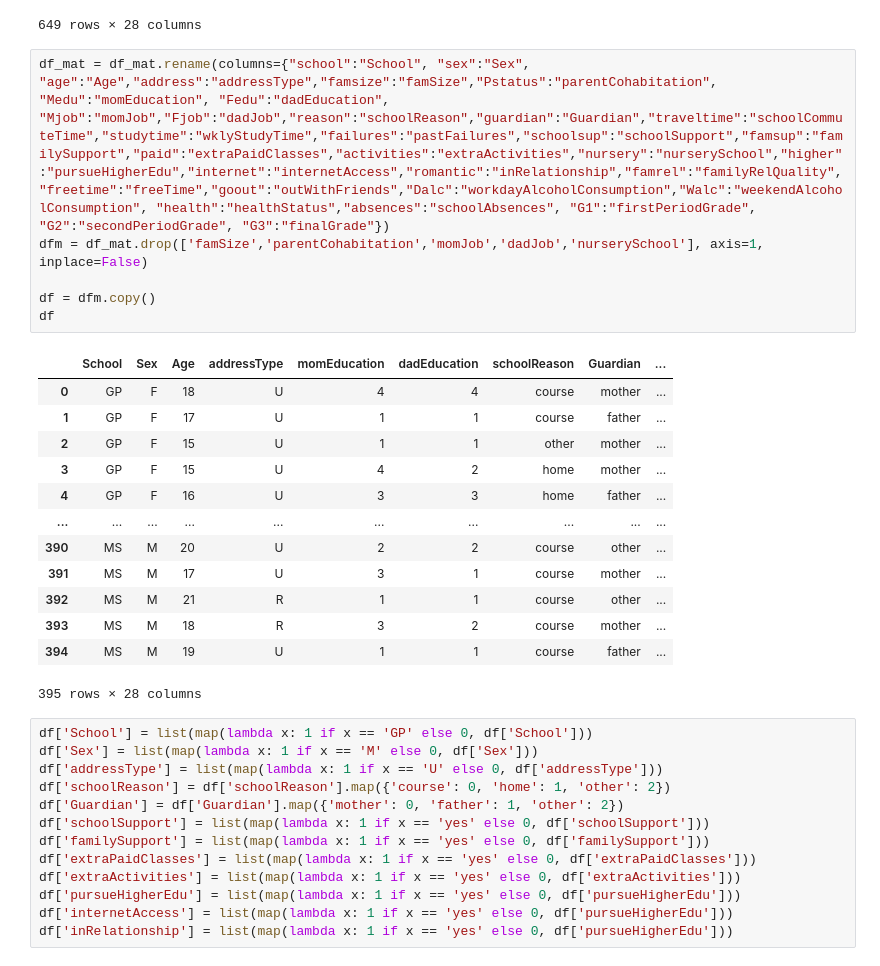
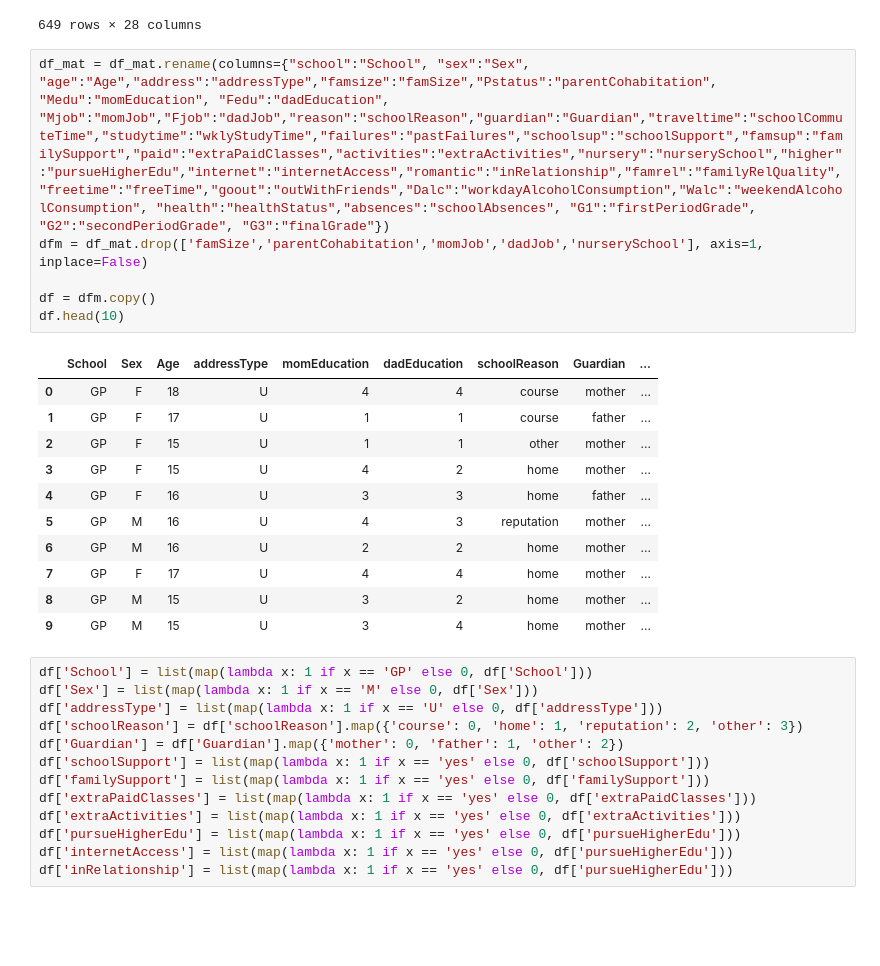
Before and after one commit to DanialBeg/CS105-FinalProject, a Jupyter notebook: Project 3/Project3.ipynb, the cells around one changed output. Drawn from its saved outputs; the diff is of its cells as text; blank space fills up the shorter version.

```diff
--- a/Project 3/Project3.ipynb
+++ b/Project 3/Project3.ipynb
@@ -72,28 +77,26 @@ dfp
 # %%
 df_mat = df_mat.rename(columns={"school":"School", "sex":"Sex", "age":"Age","address":"addressType","famsize":"famSize","Pstatus":"parentCohabitation", "Medu":"momEducation", "Fedu":"dadEducation", "Mjob":"momJob","Fjob":"dadJob","reason":"schoolReason","guardian":"Guardian","traveltime":"schoolCommuteTime","studytime":"wklyStudyTime","failures":"pastFailures","schoolsup":"schoolSupport","famsup":"familySupport","paid":"extraPaidClasses","activities":"extraActivities","nursery":"nurserySchool","higher":"pursueHigherEdu","internet":"internetAccess","romantic":"inRelationship","famrel":"familyRelQuality","freetime":"freeTime","goout":"outWithFriends","Dalc":"workdayAlcoholConsumption","Walc":"weekendAlcoholConsumption", "health":"healthStatus","absences":"schoolAbsences", "G1":"firstPeriodGrade", "G2":"secondPeriodGrade", "G3":"finalGrade"})
 dfm = df_mat.drop(['famSize','parentCohabitation','momJob','dadJob','nurserySchool'], axis=1, inplace=False)
 
 df = dfm.copy()
-df
+df.head(10)
 # %% [output]
 |  | School | Sex | Age | addressType | momEducation | dadEducation | schoolReason | Guardian | ... |
 | 0 | GP | F | 18 | U | 4 | 4 | course | mother | ... |
 | 1 | GP | F | 17 | U | 1 | 1 | course | father | ... |
 | 2 | GP | F | 15 | U | 1 | 1 | other | mother | ... |
 | 3 | GP | F | 15 | U | 4 | 2 | home | mother | ... |
 | 4 | GP | F | 16 | U | 3 | 3 | home | father | ... |
-| ... | ... | ... | ... | ... | ... | ... | ... | ... | ... |
-| 390 | MS | M | 20 | U | 2 | 2 | course | other | ... |
-| 391 | MS | M | 17 | U | 3 | 1 | course | mother | ... |
-| 392 | MS | M | 21 | R | 1 | 1 | course | other | ... |
-| 393 | MS | M | 18 | R | 3 | 2 | course | mother | ... |
-| 394 | MS | M | 19 | U | 1 | 1 | course | father | ... |
+| 5 | GP | M | 16 | U | 4 | 3 | reputation | mother | ... |
+| 6 | GP | M | 16 | U | 2 | 2 | home | mother | ... |
+| 7 | GP | F | 17 | U | 4 | 4 | home | mother | ... |
+| 8 | GP | M | 15 | U | 3 | 2 | home | mother | ... |
+| 9 | GP | M | 15 | U | 3 | 4 | home | mother | ... |
-395 rows × 28 columns
 # %%
 df['School'] = list(map(lambda x: 1 if x == 'GP' else 0, df['School']))
 df['Sex'] = list(map(lambda x: 1 if x == 'M' else 0, df['Sex']))
 df['addressType'] = list(map(lambda x: 1 if x == 'U' else 0, df['addressType']))
-df['schoolReason'] = df['schoolReason'].map({'course': 0, 'home': 1, 'other': 2})
+df['schoolReason'] = df['schoolReason'].map({'course': 0, 'home': 1, 'reputation': 2, 'other': 3})
 df['Guardian'] = df['Guardian'].map({'mother': 0, 'father': 1, 'other': 2})
 df['schoolSupport'] = list(map(lambda x: 1 if x == 'yes' else 0, df['schoolSupport']))
 df['familySupport'] = list(map(lambda x: 1 if x == 'yes' else 0, df['familySupport']))
```
Also changed, not shown: parts of 6 cells of this notebook.
